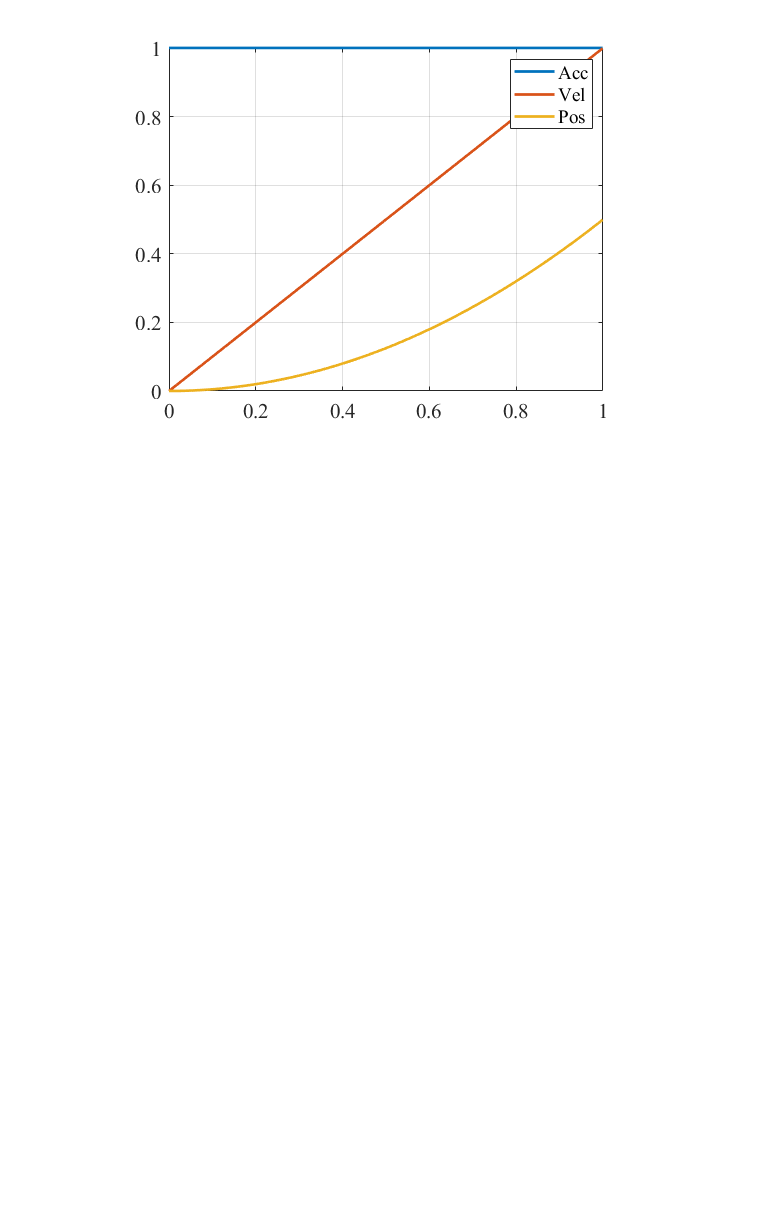
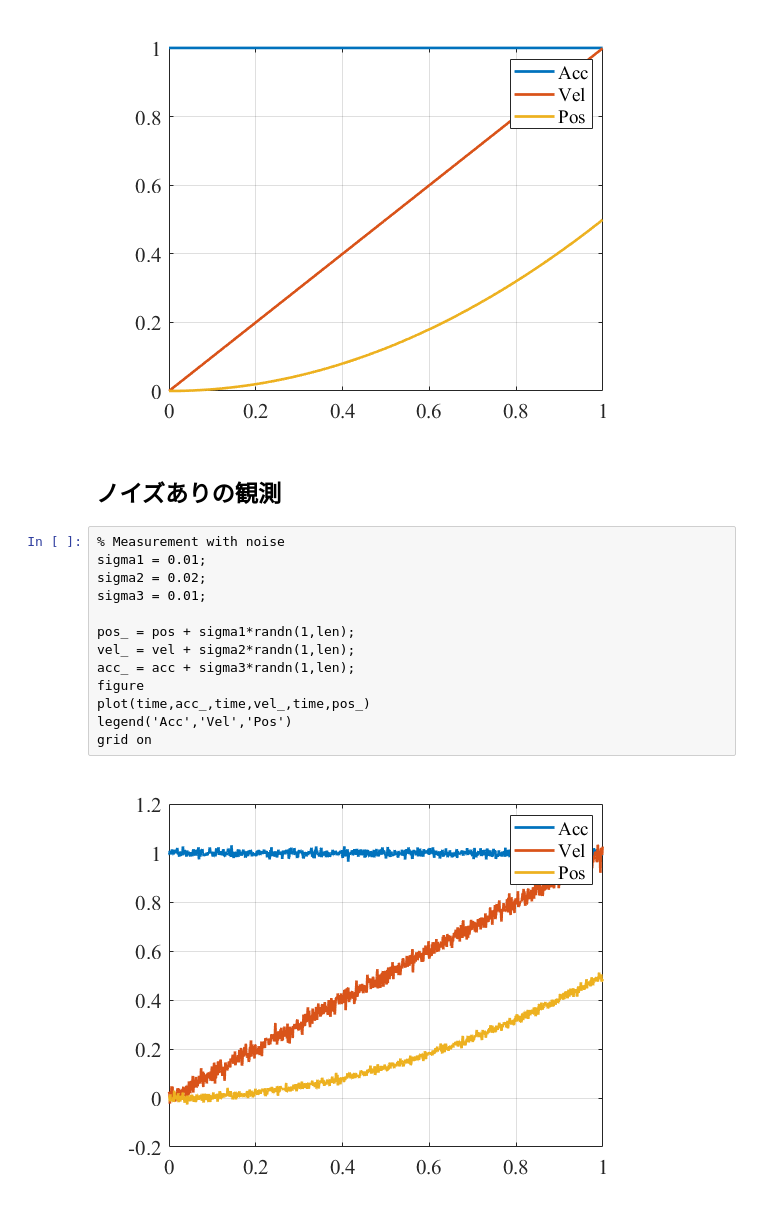
Before and after one commit to YoshiRi/Linear_Algebra_memo, a Jupyter notebook: src/MultirateOBS/MultirateOBS.ipynb, the cells around one changed output. Saved outputs shown, nothing was run; the diff lists cells and outputs as text; blank space fills up the shorter version.

```diff
--- a/src/MultirateOBS/MultirateOBS.ipynb
+++ b/src/MultirateOBS/MultirateOBS.ipynb
@@ -94,3 +114,20 @@ legend('Acc','Vel','Pos')
 grid on
 # %% [output]
 [figure]
+# %% [markdown]
+## ノイズありの観測
+# %%
+% Measurement with noise
+sigma1 = 0.01;
+sigma2 = 0.02;
+sigma3 = 0.01;
+
+pos_ = pos + sigma1*randn(1,len);
+vel_ = vel + sigma2*randn(1,len);
+acc_ = acc + sigma3*randn(1,len);
+figure
+plot(time,acc_,time,vel_,time,pos_)
+legend('Acc','Vel','Pos')
+grid on
+# %% [output]
+[figure, added]
```
Also changed, not shown: parts of 9 cells of this notebook, 2 other files.
